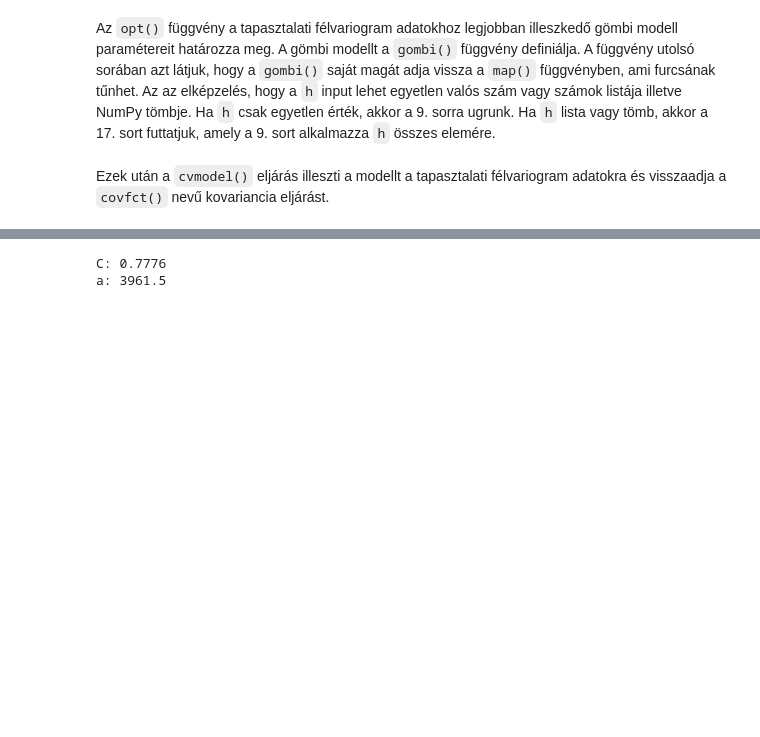
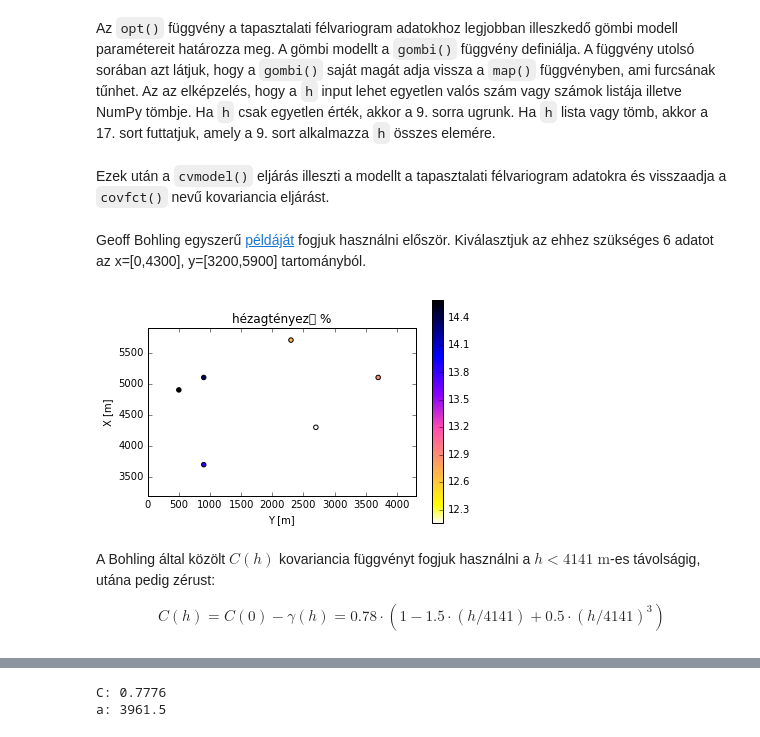
Before and after one commit to gyulat/Kriging, a Jupyter notebook: Krigeles.ipynb, the cells around one changed output, grey strips where cells are left out. Drawn from its saved outputs; the diff is of its cells as text; code cells hidden in the pictures; blank space fills up the shorter version.

```diff
--- a/Krigeles.ipynb
+++ b/Krigeles.ipynb
@@ -204,3 +206,23 @@ def cvmodel( P, model, hs, bw ):
     # visszaadjuk a kovariancia függvényt
     covfct = lambda h, a=param: C - model( h, a, C )
     return covfct
+# %% [markdown]
+Geoff Bohling egyszerű [példáját](http://people.ku.edu/~gbohling/cpe940/Kriging.pdf) fogjuk használni először. Kiválasztjuk az ehhez szükséges 6 adatot az x=[0,4300], y=[3200,5900] tartományból.
+# %%
+zs = z[(z['x']<4300.0) & (z['x']>0.0) & (z['y']<5900.0) & (z['y']>3200.0)]
+# felrajzoljuk
+fig, ax = subplots()
+img=ax.scatter( zs.x, zs.y, c=zs.por, cmap='gnuplot2_r' )
+colorbar(img)
+ax.set_aspect(1)
+xlim(0,4300)
+ylim(3200,5900)
+xlabel('Y [m]')
+ylabel('X [m]')
+title('hézagtényező %') ;
+# %% [output]
+[figure, added]
+# %% [markdown]
+A Bohling által közölt $C(h)$ kovariancia függvényt fogjuk használni a $h<4141\; \mathrm{m}$-es távolságig, utána pedig zérust:
+
+$$ C(h) = C(0) -\gamma (h)=0.78\cdot\left(1-1.5\cdot (h/4141) +0.5\cdot (h/4141)^3\right)$$
```
Also changed, not shown: parts of 18 cells of this notebook.
